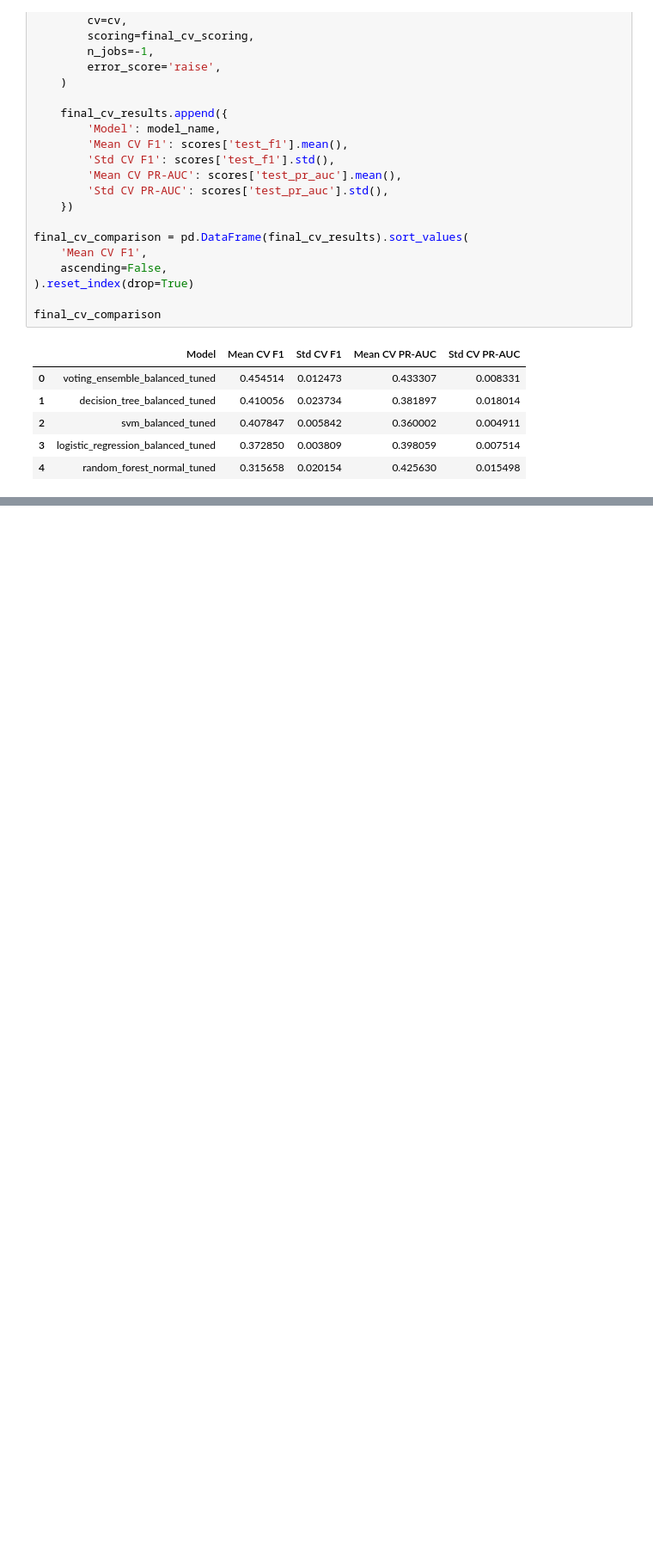
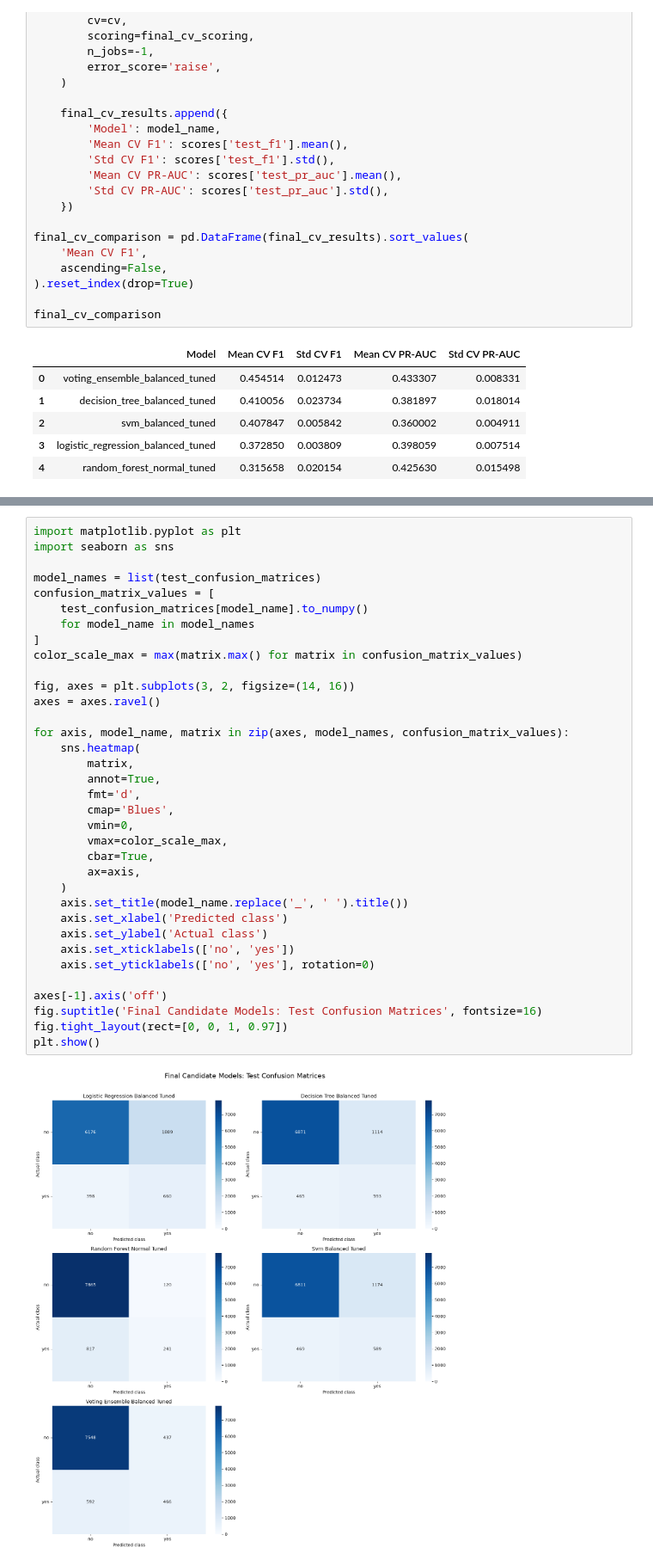
Before and after one commit to ajcoolninja/classical-ml-classification, a Jupyter notebook: notebooks/03_modeling.ipynb, the cells around one changed output, grey strips where cells are left out. Shown at 86% size. Drawn from its saved outputs; the diff is of its cells as text; blank space fills up the shorter version.

```diff
--- a/notebooks/03_modeling.ipynb
+++ b/notebooks/03_modeling.ipynb
@@ -462,0 +590,37 @@ final_cv_comparison
+# %%
+import matplotlib.pyplot as plt
+import seaborn as sns
+
+model_names = list(test_confusion_matrices)
+confusion_matrix_values = [
+    test_confusion_matrices[model_name].to_numpy()
+    for model_name in model_names
+]
+color_scale_max = max(matrix.max() for matrix in confusion_matrix_values)
+
+fig, axes = plt.subplots(3, 2, figsize=(14, 16))
+axes = axes.ravel()
+
+for axis, model_name, matrix in zip(axes, model_names, confusion_matrix_values):
+    sns.heatmap(
+        matrix,
+        annot=True,
+        fmt='d',
+        cmap='Blues',
+        vmin=0,
+        vmax=color_scale_max,
+        cbar=True,
+        ax=axis,
+    )
+    axis.set_title(model_name.replace('_', ' ').title())
+    axis.set_xlabel('Predicted class')
+    axis.set_ylabel('Actual class')
+    axis.set_xticklabels(['no', 'yes'])
+    axis.set_yticklabels(['no', 'yes'], rotation=0)
+
+axes[-1].axis('off')
+fig.suptitle('Final Candidate Models: Test Confusion Matrices', fontsize=16)
+fig.tight_layout(rect=[0, 0, 1, 0.97])
+plt.show()
+# %% [output]
+[figure, added]
```
Also changed, not shown: parts of 8 cells of this notebook, 3 other files.
